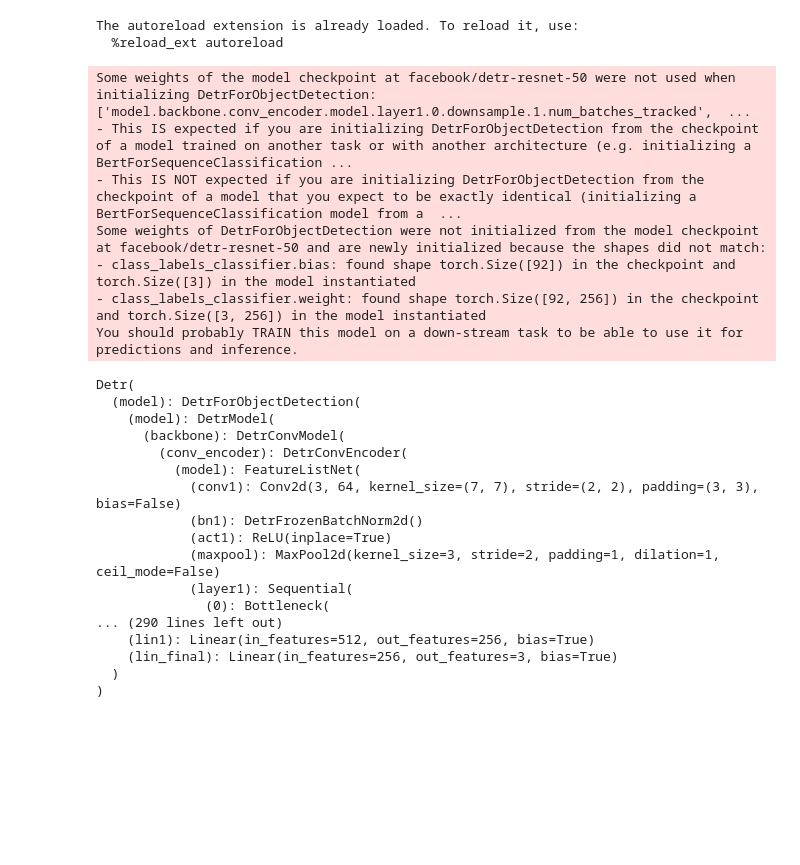
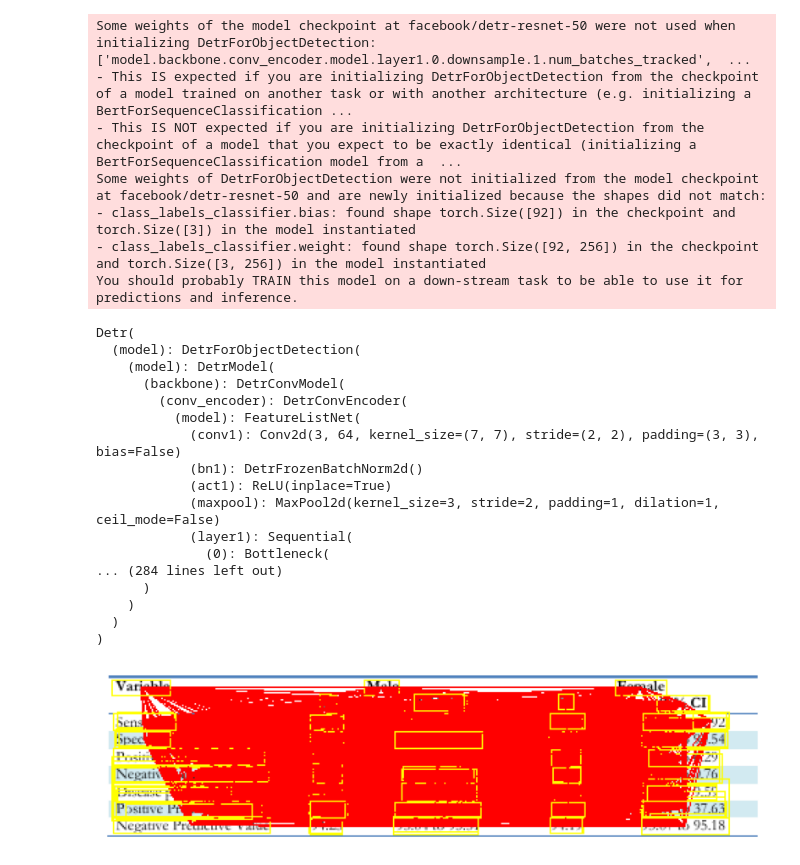
Before and after one commit to tangh146/DETR-GFTE, a Jupyter notebook: inference_pipeline.ipynb, the cells around one changed output. Saved outputs shown, nothing was run; the diff lists cells and outputs as text; code cells hidden in the pictures; blank space fills up the shorter version.

```diff
--- a/inference_pipeline.ipynb
+++ b/inference_pipeline.ipynb
@@ -12,38 +12,59 @@ model = Detr(
     train_mode = False,
     with_gcn = False,
     pretrained='facebook/detr-resnet-50',
-    checkpoint = r"checkpoints\detr-epoch=01-validation\DETRR50_AGB8_loss=0.67.ckpt",
+    checkpoint = r"checkpoints\encoder-pretraining-1\loss=0.86.ckpt",
     config=config)
 
 device = torch.device('cuda:0')
 model.to(device)
 # %% [output]
-The autoreload extension is already loaded. To reload it, use:
-  %reload_ext autoreload
+Some weights of the model checkpoint at facebook/detr-resnet-50 were not used when initializing DetrForObjectDetection: ['model.backbone.conv_encoder.model.layer1.0.downsample.1.num_batches_tracked',  ...
+- This IS expected if you are initializing DetrForObjectDetection from the checkpoint of a model trained on another task or with another architecture (e.g. initializing a BertForSequenceClassification ...
+- This IS NOT expected if you are initializing DetrForObjectDetection from the checkpoint of a model that you expect to be exactly identical (initializing a BertForSequenceClassification model from a  ...
+Some weights of DetrForObjectDetection were not initialized from the model checkpoint at facebook/detr-resnet-50 and are newly initialized because the shapes did not match:
+- class_labels_classifier.bias: found shape torch.Size([92]) in the checkpoint and torch.Size([3]) in the model instantiated
+- class_labels_classifier.weight: found shape torch.Size([92, 256]) in the checkpoint and torch.Size([3, 256]) in the model instantiated
+You should probably TRAIN this model on a down-stream task to be able to use it for predictions and inference.
-Some weights of the model checkpoint at facebook/detr-resnet-50 were not used when initializing DetrForObjectDetection: ['model.backbone.conv_encoder.model.layer1.0.downsample.1.num_batches_tracked',  ...
-- This IS expected if you are initializing DetrForObjectDetection from the checkpoint of a model trained on another task or with another architecture (e.g. initializing a BertForSequenceClassification ...
-- This IS NOT expected if you are initializing DetrForObjectDetection from the checkpoint of a model that you expect to be exactly identical (initializing a BertForSequenceClassification model from a  ...
-Some weights of DetrForObjectDetection were not initialized from the model checkpoint at facebook/detr-resnet-50 and are newly initialized because the shapes did not match:
-- class_labels_classifier.bias: found shape torch.Size([92]) in the checkpoint and torch.Size([3]) in the model instantiated
-- class_labels_classifier.weight: found shape torch.Size([92, 256]) in the checkpoint and torch.Size([3, 256]) in the model instantiated
-You should probably TRAIN this model on a down-stream task to be able to use it for predictions and inference.
+Detr(
+  (model): DetrForObjectDetection(
+    (model): DetrModel(
+      (backbone): DetrConvModel(
+        (conv_encoder): DetrConvEncoder(
+          (model): FeatureListNet(
+            (conv1): Conv2d(3, 64, kernel_size=(7, 7), stride=(2, 2), padding=(3, 3), bias=False)
+            (bn1): DetrFrozenBatchNorm2d()
+            (act1): ReLU(inplace=True)
+            (maxpool): MaxPool2d(kernel_size=3, stride=2, padding=1, dilation=1, ceil_mode=False)
+            (layer1): Sequential(
+              (0): Bottleneck(
+... (284 lines left out)
+      )
+    )
+  )
+)
-Detr(
-  (model): DetrForObjectDetection(
-    (model): DetrModel(
-      (backbone): DetrConvModel(
-        (conv_encoder): DetrConvEncoder(
-          (model): FeatureListNet(
-            (conv1): Conv2d(3, 64, kernel_size=(7, 7), stride=(2, 2), padding=(3, 3), bias=False)
-            (bn1): DetrFrozenBatchNorm2d()
-            (act1): ReLU(inplace=True)
-            (maxpool): MaxPool2d(kernel_size=3, stride=2, padding=1, dilation=1, ceil_mode=False)
-            (layer1): Sequential(
-              (0): Bottleneck(
-... (290 lines left out)
-    (lin1): Linear(in_features=512, out_features=256, bias=True)
-    (lin_final): Linear(in_features=256, out_features=3, bias=True)
-  )
-)
+# %%
+import cv2
+from utils import draw_bboxes_and_edges
+import matplotlib.pyplot as plt
+
+image = cv2.imread('misc\PMC5402779_004_00.png')
+
+with torch.no_grad():
+
+    probs, bbox_pairs = model(image)
+
+output_image = draw_bboxes_and_edges(image=image,prob_tensor=probs, edge_tensor=bbox_pairs, bbox_thickness=1, line_thickness=1)
+
+# Convert BGR (OpenCV format) to RGB for displaying with matplotlib
+output_image_rgb = cv2.cvtColor(output_image, cv2.COLOR_BGR2RGB)
+
+# Display the image in the notebook
+plt.figure(figsize=(10, 10))
+plt.imshow(output_image_rgb)
+plt.axis('off')  # Hide axes
+plt.show()
+# %% [output]
+[figure, added]
 # %%
 import cv2
 import supervision as sv
```
Also changed, not shown: parts of 1 cell of this notebook, 54 other files.
